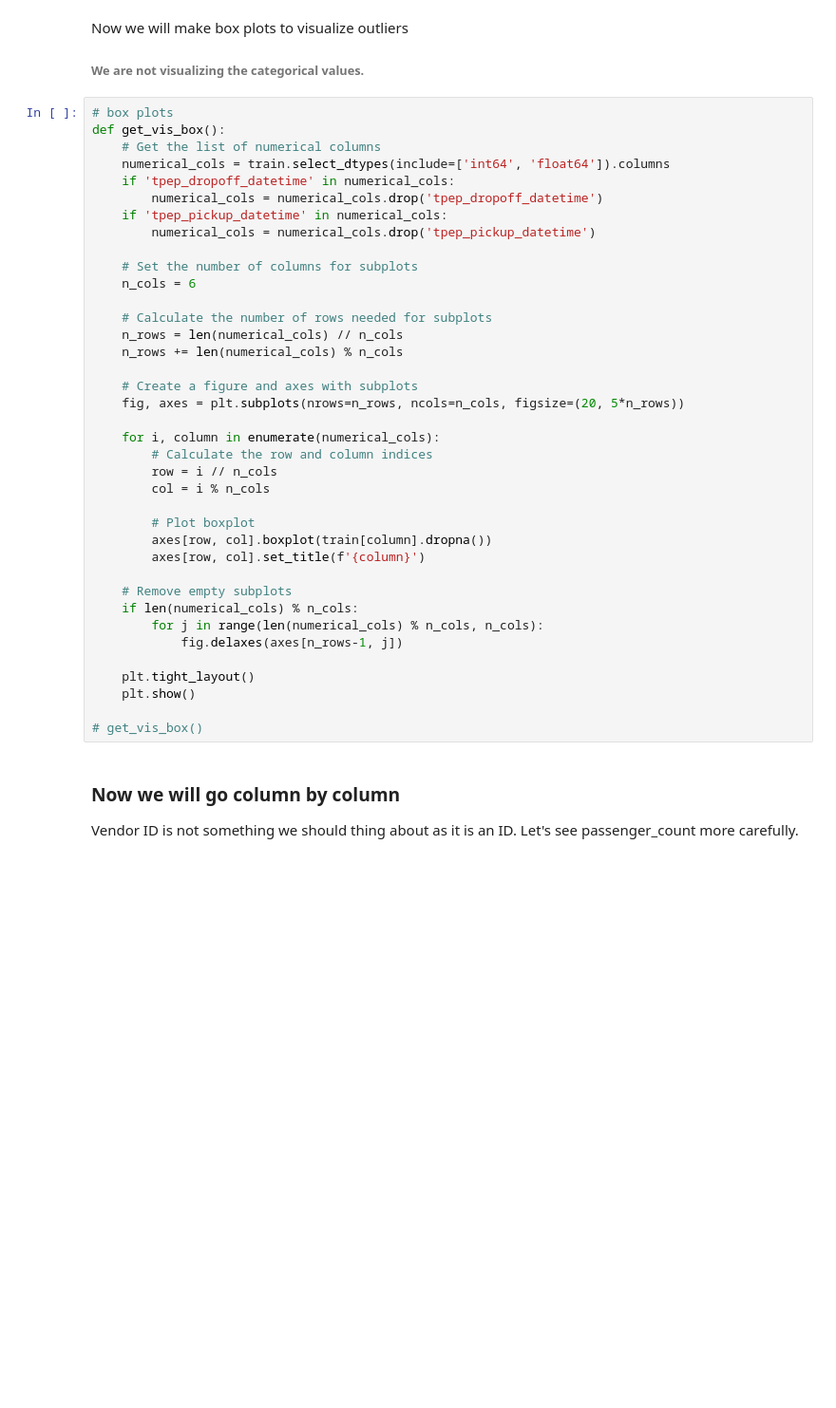
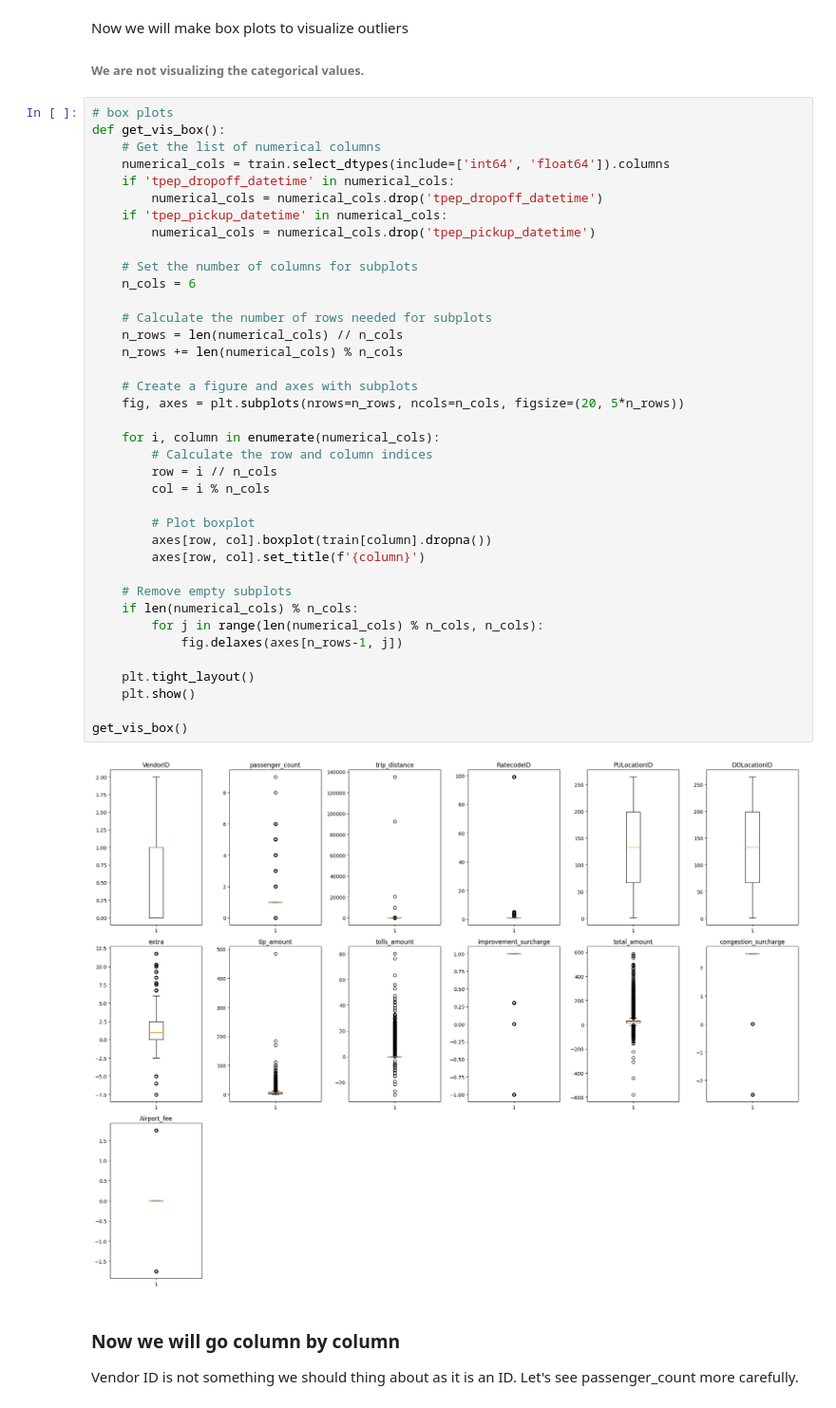
Before and after one commit to Wambyat/MLP-Project, a Jupyter notebook: main.ipynb, the cells around one changed output. Shown at 95% size. Saved outputs shown, nothing was run; the diff lists cells and outputs as text; blank space fills up the shorter version.

```diff
--- a/main.ipynb
+++ b/main.ipynb
@@ -252,34 +252,36 @@ def get_vis_box():
     if 'tpep_pickup_datetime' in numerical_cols:
         numerical_cols = numerical_cols.drop('tpep_pickup_datetime')
 
     # Set the number of columns for subplots
     n_cols = 6
 
     # Calculate the number of rows needed for subplots
     n_rows = len(numerical_cols) // n_cols
     n_rows += len(numerical_cols) % n_cols
 
     # Create a figure and axes with subplots
     fig, axes = plt.subplots(nrows=n_rows, ncols=n_cols, figsize=(20, 5*n_rows))
 
     for i, column in enumerate(numerical_cols):
         # Calculate the row and column indices
         row = i // n_cols
         col = i % n_cols
 
         # Plot boxplot
         axes[row, col].boxplot(train[column].dropna())
         axes[row, col].set_title(f'{column}')
 
     # Remove empty subplots
     if len(numerical_cols) % n_cols:
         for j in range(len(numerical_cols) % n_cols, n_cols):
             fig.delaxes(axes[n_rows-1, j])
 
     plt.tight_layout()
     plt.show()
 
-# get_vis_box()
+get_vis_box()
+# %% [output]
+[figure, added]
 # %% [markdown]
 ### Now we will go column by column
 Vendor ID is not something we should thing about as it is an ID.
```
